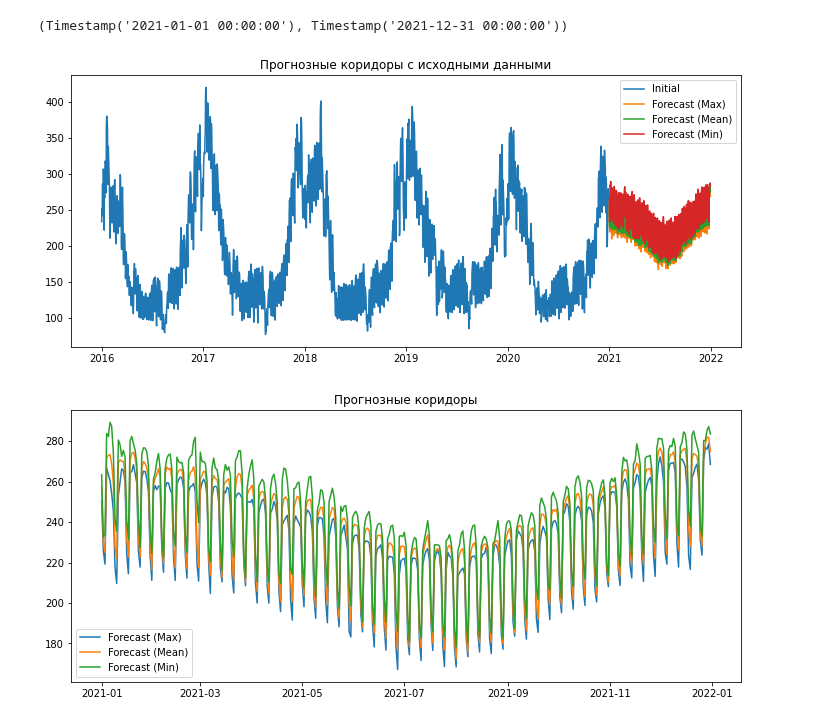
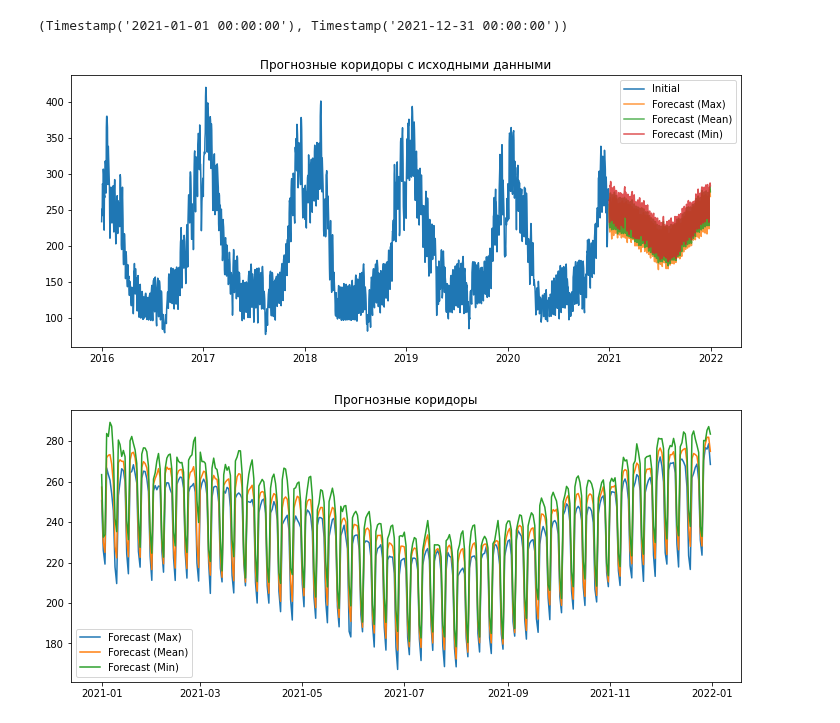
Before and after one commit to endygamedev/university, a Jupyter notebook: 3-course-6-semester/forecasting-methods/4. Exogenous factors/4.1 Task.ipynb, the cells around one changed output. Drawn from its saved outputs; the diff is of its cells as text; code cells hidden in the pictures.

```diff
--- a/3-course-6-semester/forecasting-methods/4. Exogenous factors/4.1 Task.ipynb
+++ b/3-course-6-semester/forecasting-methods/4. Exogenous factors/4.1 Task.ipynb
@@ -79,14 +79,14 @@ start, end
 # %%
 plt.plot(gas["Consumption"])
 # model.forecast(365, exog=pr).plot()
-plt.plot(model.predict(start=start, end=end, exog=prMax))
-plt.plot(model.predict(start=start, end=end, exog=prMean))
-plt.plot(model.predict(start=start, end=end, exog=prMin))
+plt.plot(model.predict(start=start, end=end, exog=prMax), alpha=0.8)
+plt.plot(model.predict(start=start, end=end, exog=prMean), alpha=0.8)
+plt.plot(model.predict(start=start, end=end, exog=prMin), alpha=0.8)
 plt.legend(["Initial", "Forecast (Max)", "Forecast (Mean)", "Forecast (Min)"])
 plt.title("Прогнозные коридоры с исходными данными")
 plt.show()
 # %% [output]
-[figure, old version]
+[figure, new version]
 # %%
 plt.plot(model.predict(start=start, end=end, exog=prMax))
 plt.plot(model.predict(start=start, end=end, exog=prMean))
```
